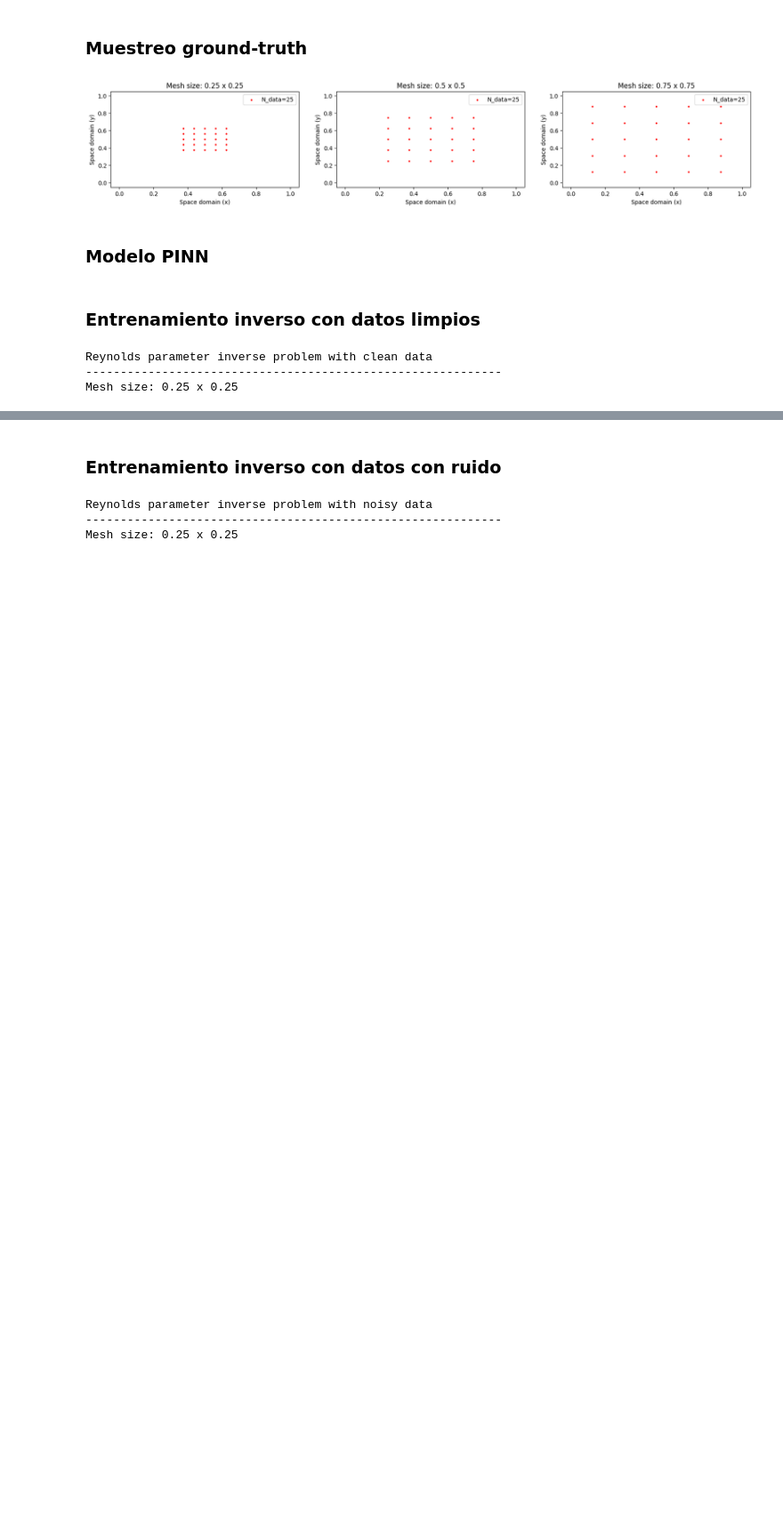
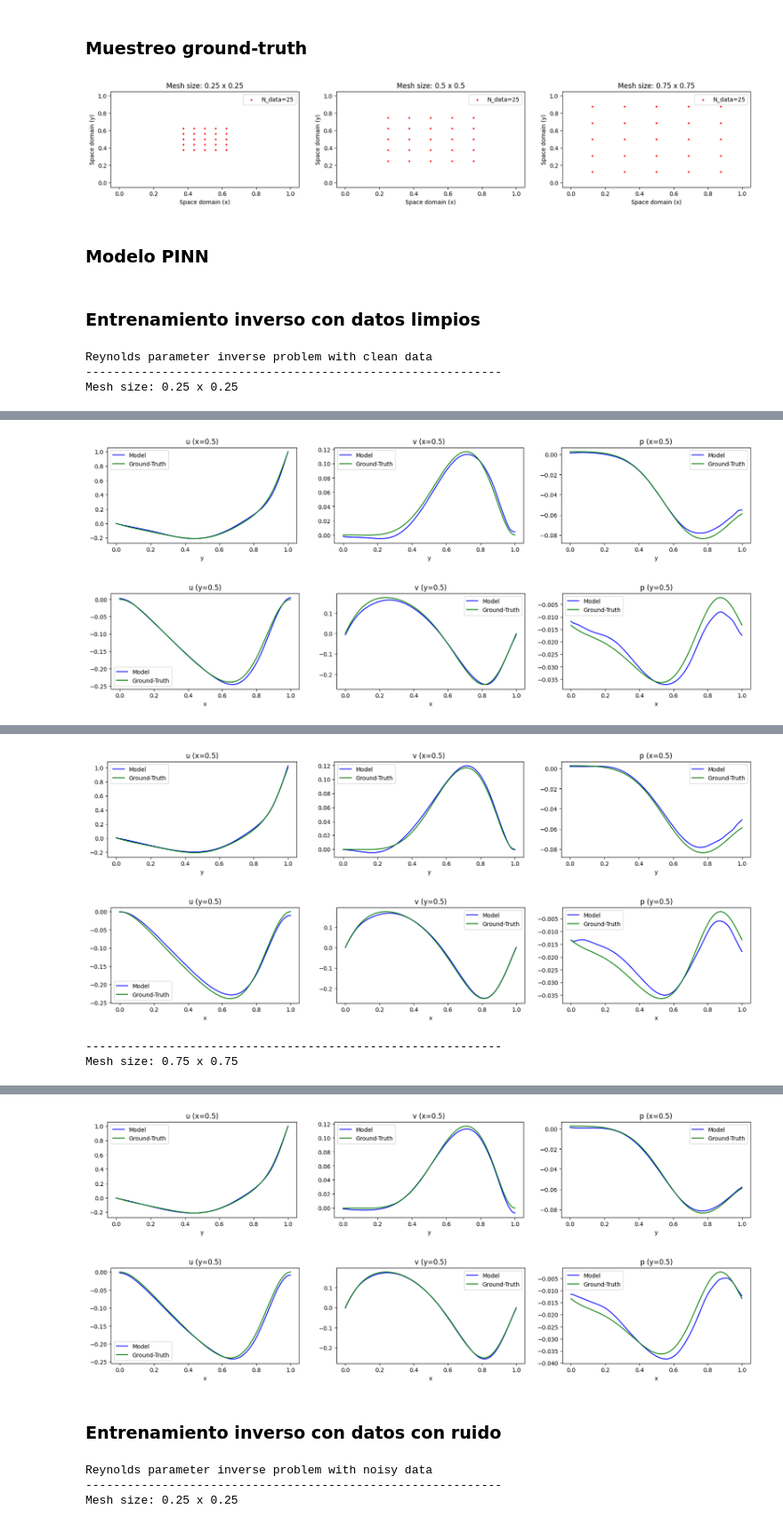
Before and after one commit to maxit1992/MIA_RNIF, a Jupyter notebook: TP4_RNIF.ipynb, the cells around one changed output, grey strips where cells are left out. Shown at 89% size. Drawn from its saved outputs; the diff is of its cells as text; code cells hidden in the pictures; blank space fills up the shorter version.

```diff
--- a/TP4_RNIF.ipynb
+++ b/TP4_RNIF.ipynb
@@ -237,11 +237,11 @@ print("Reynolds parameter inverse problem with clean data")
 for mesh_size in mesh_size_list:
     # Init
     model = PINN_Module(model_parameters).to(device)
-    reynolds = nn.Parameter(torch.rand(1).to(device))
+    reynolds = nn.Parameter(torch.tensor([50.0]).to(device))
     loss_fn = nn.MSELoss()
     optimizer = torch.optim.Adam([
         {'params': model.parameters(), 'lr': 1e-3},
-        {'params': reynolds, 'lr': 1}])
+        {'params': reynolds, 'lr': 0.01}])
 
     xy_data_mesh, labels_data_mesh = get_ds_data_mesh(pressure_raw_data, velocity_raw_data, mesh_size, 5)
     X_data = torch.tensor(xy_data_mesh).float().to(device)
@@ -327,0 +328,2 @@ Mesh size: 0.5 x 0.5
+[figure, added]
+[figure, added]
@@ -361,0 +349,4 @@ Error on ground-truth mse_u: 0.00029492698482151756 | mse_v: 0.00016601112154040
+[figure, added]
+[figure, added]
+------------------------------------------------------------
+Mesh size: 0.75 x 0.75
@@ -362,3 +370,5 @@ Error on ground-truth mse_u: 0.00029492698482151756 | mse_v: 0.00016601112154040
+[figure, added]
+[figure, added]
 # %% [markdown]
 ### Entrenamiento inverso con datos con ruido
 # %%
```
Also changed, not shown: parts of 2 cells of this notebook.
